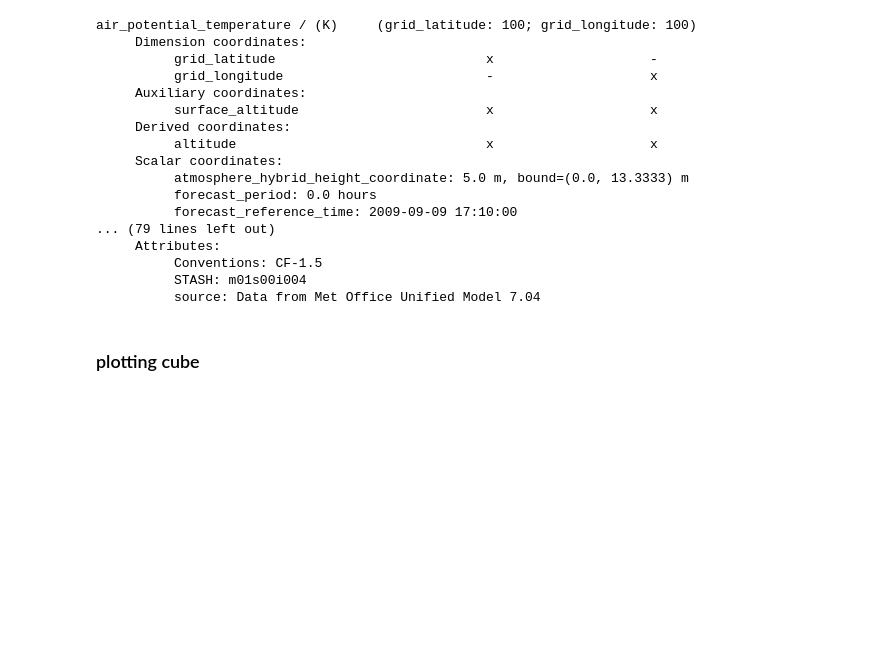
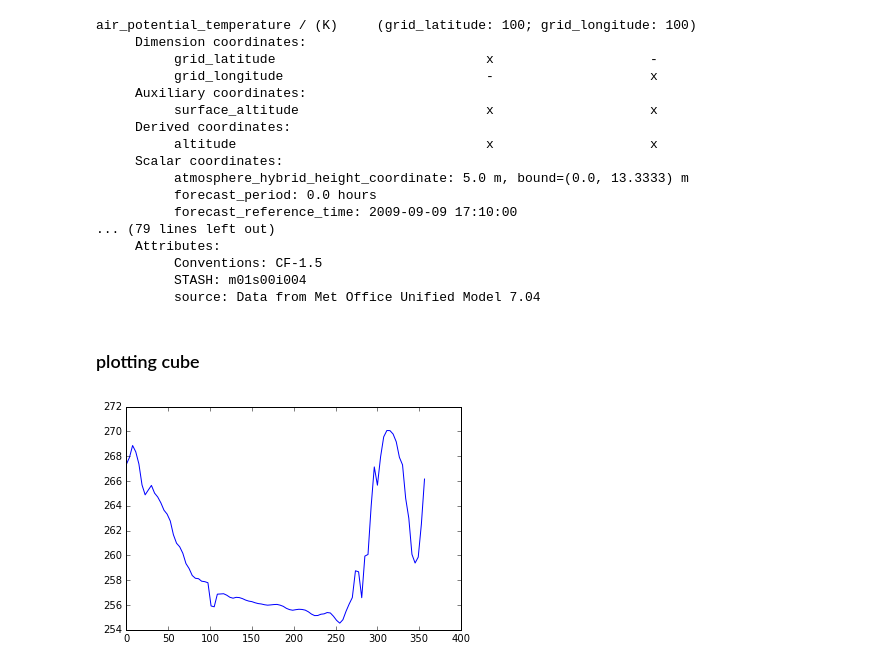
Before and after one commit to keiikegami/weather, a Jupyter notebook: IRIS_test.ipynb, the cells around one changed output. Drawn from its saved outputs; the diff is of its cells as text; code cells hidden in the pictures; blank space fills up the shorter version.

```diff
--- a/IRIS_test.ipynb
+++ b/IRIS_test.ipynb
@@ -442,0 +448,11 @@ air_potential_temperature / (K)     (grid_latitude: 100; grid_longitude: 100)
+# %%
+fname = iris.sample_data_path('air_temp.pp')
+temperature = iris.load_cube(fname)
+
+# Take a 1d slice using array style indexing.
+temperature_1d = temperature[5, :]
+
+iplt.plot(temperature_1d)
+plt.show()
+# %% [output]
+[figure, added]
```
Also changed, not shown: parts of 6 cells of this notebook.
